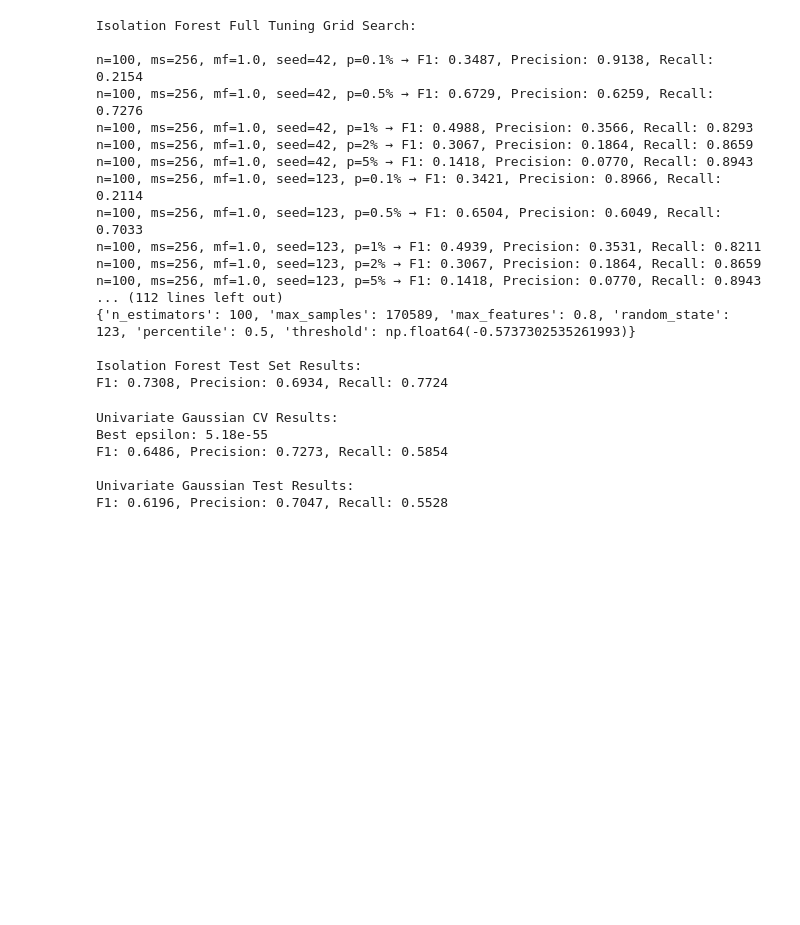
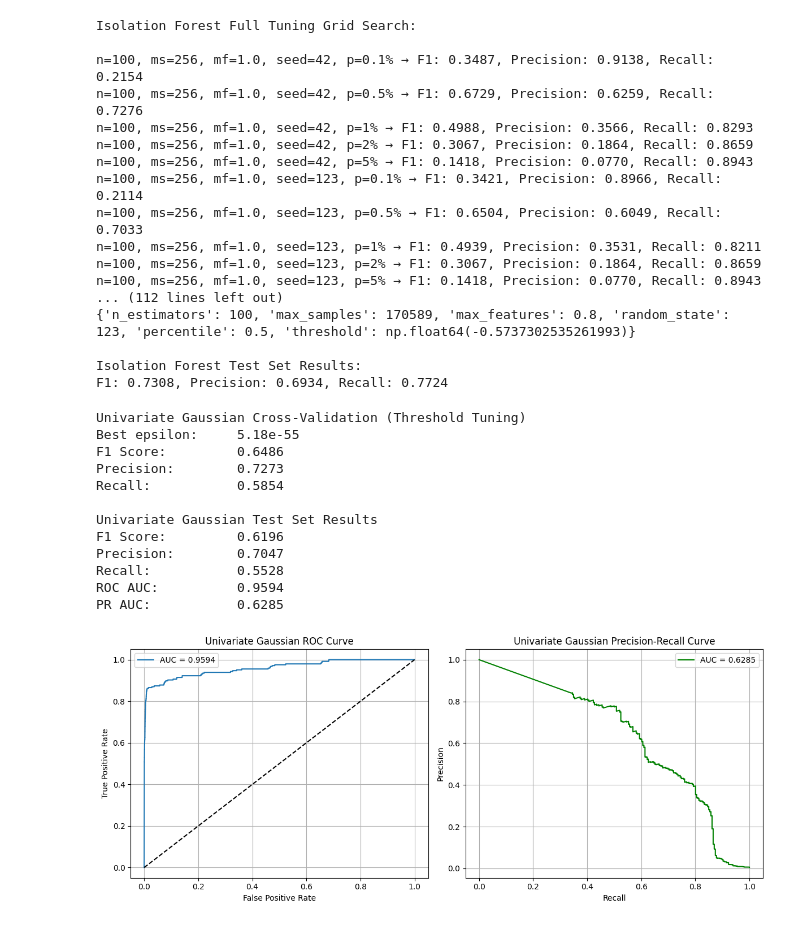
Before and after one commit to danbennett239/CI603, a Jupyter notebook: CI603_Coursework.ipynb, the cells around one changed output. Drawn from its saved outputs; the diff is of its cells as text; code cells hidden in the pictures; blank space fills up the shorter version.

```diff
--- a/CI603_Coursework.ipynb
+++ b/CI603_Coursework.ipynb
@@ -648,55 +696,76 @@ n=100, ms=256, mf=1.0, seed=123, p=5% → F1: 0.1418, Precision: 0.0770, Recall:
 Isolation Forest Test Set Results:
 F1: 0.7308, Precision: 0.6934, Recall: 0.7724
 # %%
-import numpy as np
-from scipy.stats import norm
-from sklearn.metrics import f1_score, precision_score, recall_score
-
-# Step 1: Estimate μ and σ on normal training data (train_fraud_X)
 mu = train_fraud_X.mean(axis=0).values
 sigma = train_fraud_X.std(axis=0).values
 
-# Step 2: Define function to calculate probability per feature (assuming independence)
 def univariate_gaussian(X, mu, sigma):
     p = np.ones(X.shape[0])
     for i in range(len(mu)):
         p *= norm.pdf(X[:, i], mu[i], sigma[i])
     return p
 
-# Step 3: Get probabilities for CV and test sets
 p_cv = univariate_gaussian(train_cv_X.values, mu, sigma)
 p_test = univariate_gaussian(train_test_X.values, mu, sigma)
 
-# Step 4: Tune threshold (epsilon) on CV set
 epsilons = np.logspace(-100, -20, 50)
-best_f1, best_epsilon = 0, None
+best_f1 = 0
+best_epsilon = None
+best_precision = 0
+best_recall = 0
 
 for epsilon in epsilons:
     preds = (p_cv < epsilon).astype(int)
     f1 = f1_score(train_cv_y, preds)
     if f1 > best_f1:
         best_f1 = f1
         best_epsilon = epsilon
         best_precision = precision_score(train_cv_y, preds)
         best_recall = recall_score(train_cv_y, preds)
 
-print("\nUnivariate Gaussian CV Results:")
-print(f"Best epsilon: {best_epsilon:.2e}")
-print(f"F1: {best_f1:.4f}, Precision: {best_precision:.4f}, Recall: {best_recall:.4f}")
+print("Univariate Gaussian Cross-Validation (Threshold Tuning)")
+print(f"Best epsilon:     {best_epsilon:.2e}")
+print(f"F1 Score:         {best_f1:.4f}")
+print(f"Precision:        {best_precision:.4f}")
+print(f"Recall:           {best_recall:.4f}")
 
-# Step 5: Evaluate on test set
 test_preds = (p_test < best_epsilon).astype(int)
-f1 = f1_score(train_test_y, test_preds)
-precision = precision_score(train_test_y, test_preds)
-recall = recall_score(train_test_y, test_preds)
+test_f1 = f1_score(train_test_y, test_preds)
+test_precision = precision_score(train_test_y, test_preds)
+test_recall = recall_score(train_test_y, test_preds)
 
-print("\nUnivariate Gaussian Test Results:")
-print(f"F1: {f1:.4f}, Precision: {precision:.4f}, Recall: {recall:.4f}")
+p_test_scores = -np.log(p_test + 1e-100)
+fpr, tpr, prec_curve, rec_curve, roc_auc, pr_auc = compute_roc_pr_metrics(train_test_y, p_test_scores)
+
+print("\nUnivariate Gaussian Test Set Results")
+print(f"F1 Score:         {test_f1:.4f}")
+print(f"Precision:        {test_precision:.4f}")
+print(f"Recall:           {test_recall:.4f}")
+print(f"ROC AUC:          {roc_auc:.4f}")
+print(f"PR AUC:           {pr_auc:.4f}")
+
+plot_roc_pr(fpr, tpr, prec_curve, rec_curve, roc_auc, pr_auc, "Univariate Gaussian")
+
+results.append({
+    'Model': 'Univariate Gaussian',
+    'F1': test_f1,
+    'Precision': test_precision,
+    'Recall': test_recall,
+    'ROC AUC': roc_auc,
+    'PR AUC': pr_auc
+})
 # %% [output]
-Univariate Gaussian CV Results:
-Best epsilon: 5.18e-55
-F1: 0.6486, Precision: 0.7273, Recall: 0.5854
+Univariate Gaussian Cross-Validation (Threshold Tuning)
+Best epsilon:     5.18e-55
+F1 Score:         0.6486
+Precision:        0.7273
+Recall:           0.5854
 
-Univariate Gaussian Test Results:
-F1: 0.6196, Precision: 0.7047, Recall: 0.5528
+Univariate Gaussian Test Set Results
+F1 Score:         0.6196
+Precision:        0.7047
+Recall:           0.5528
+ROC AUC:          0.9594
+PR AUC:           0.6285
+[figure, added]
 # %%
```
Also changed, not shown: parts of 7 cells of this notebook.
